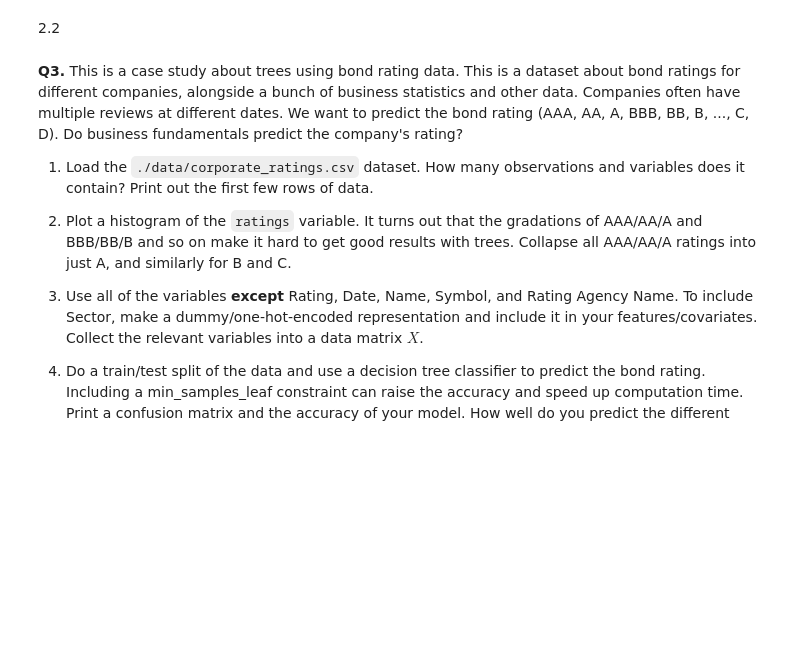
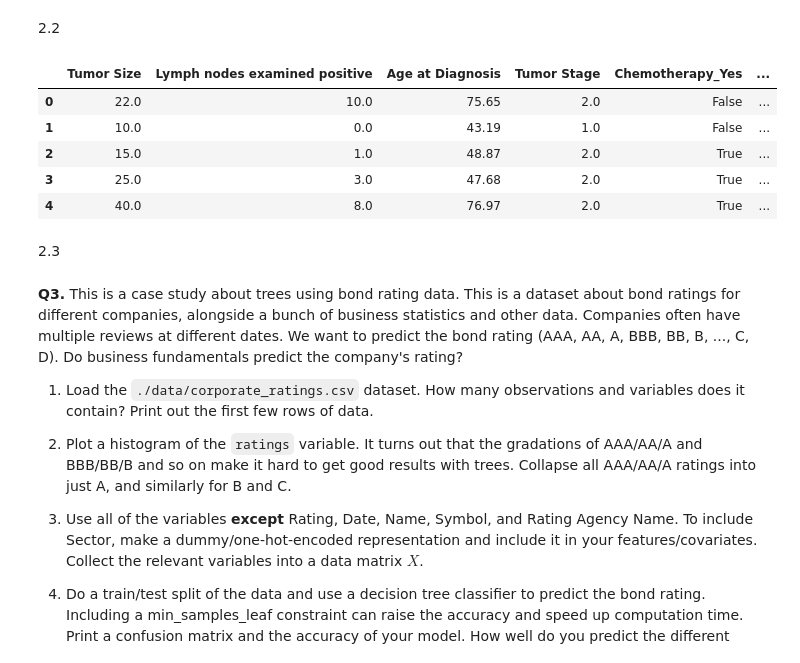
Before and after one commit to mchen899923/trees_assignment, a Jupyter notebook: assignment.ipynb, the cells around one changed output. Saved outputs shown, nothing was run; the diff lists cells and outputs as text; code cells hidden in the pictures; blank space fills up the shorter version.

```diff
--- a/assignment.ipynb
+++ b/assignment.ipynb
@@ -79,3 +79,23 @@ Number of variables: 34
 5 rows × 34 columns
 # %% [markdown]
 2.2
+# %%
+categorical_columns = ["Tumor Stage", "Chemotherapy", "Cancer Type Detailed"] #Define categorical columns
+numeric_columns = ["Tumor Size", "Lymph nodes examined positive", "Age at Diagnosis"] #Define numeric columns
+
+cancer_df_cleaned = cancer_df.dropna(subset=["Overall Survival Status"]) #Drop rows with missing Overall Survival Status before creating final_df
+
+dummies_df = pd.get_dummies(cancer_df_cleaned[categorical_columns], drop_first = True) #Create dummy variables for categorical columns
+
+final_df = pd.concat([cancer_df_cleaned[numeric_columns], dummies_df, cancer_df_cleaned["Overall Survival Status"]], axis = 1) #Concatenate the numerical columns with the dummy variables and the target variable
+
+display(final_df.head())
+# %% [output]
+|  | Tumor Size | Lymph nodes examined positive | Age at Diagnosis | Tumor Stage | Chemotherapy_Yes | ... |
+| 0 | 22.0 | 10.0 | 75.65 | 2.0 | False | ... |
+| 1 | 10.0 | 0.0 | 43.19 | 1.0 | False | ... |
+| 2 | 15.0 | 1.0 | 48.87 | 2.0 | True | ... |
+| 3 | 25.0 | 3.0 | 47.68 | 2.0 | True | ... |
+| 4 | 40.0 | 8.0 | 76.97 | 2.0 | True | ... |
+# %% [markdown]
+2.3
```
Also changed, not shown: parts of 1 cell of this notebook.
